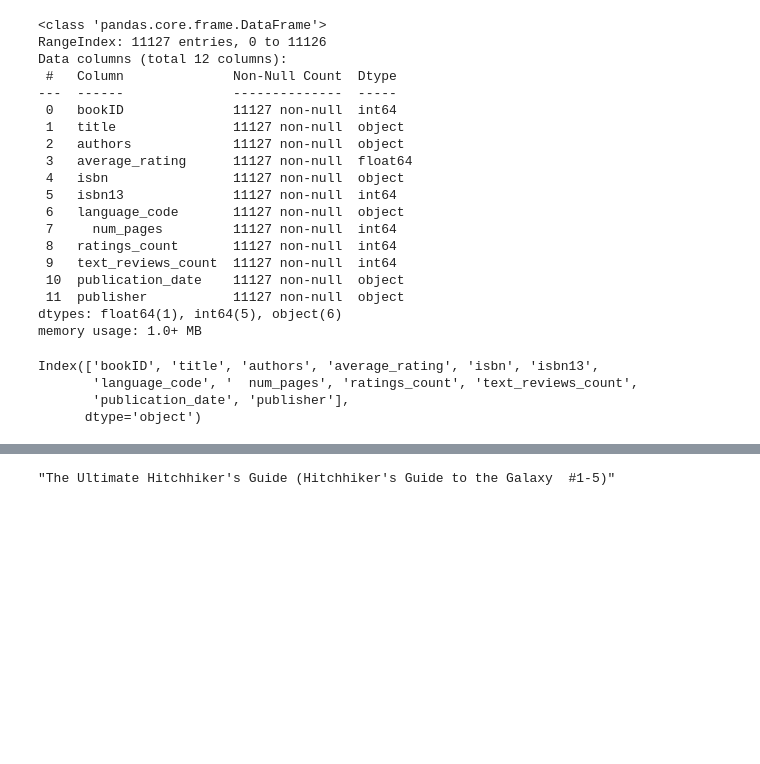
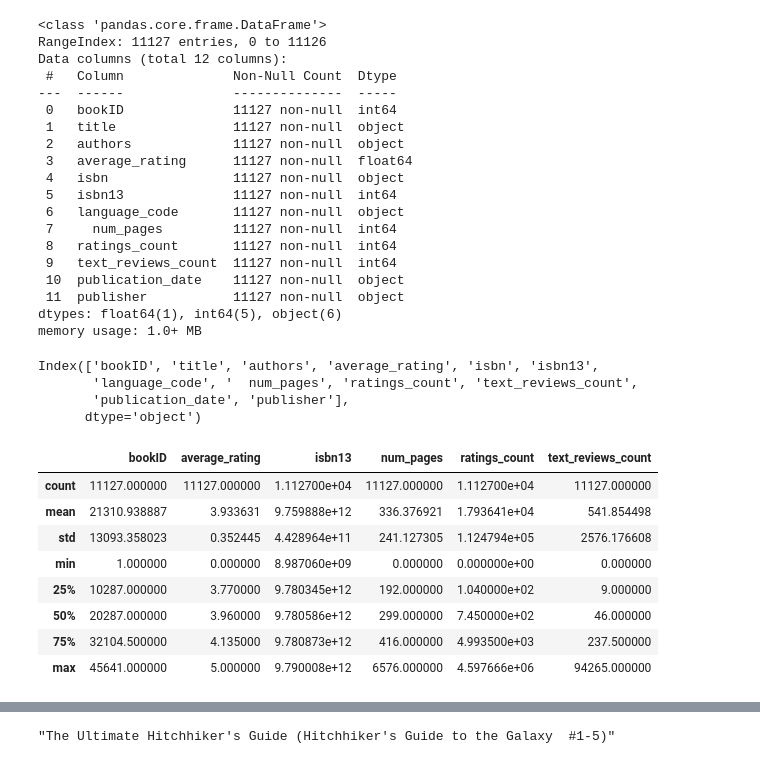
Before and after one commit to YilanXiao/BookRecommender, a Jupyter notebook: draft_bookrecommender.ipynb, the cells around one changed output, grey strips where cells are left out. Saved outputs shown, nothing was run; the diff lists cells and outputs as text; code cells hidden in the pictures; blank space fills up the shorter version.

```diff
--- a/bookrecommender.ipynb
+++ b/draft_bookrecommender.ipynb
@@ -43,6 +53,18 @@ Index(['bookID', 'title', 'authors', 'average_rating', 'isbn', 'isbn13',
        'language_code', '  num_pages', 'ratings_count', 'text_reviews_count',
        'publication_date', 'publisher'],
       dtype='object')
+# %%
+df.describe()
+# %% [output]
+|  | bookID | average_rating | isbn13 | num_pages | ratings_count | text_reviews_count |
+| count | 11127.000000 | 11127.000000 | 1.112700e+04 | 11127.000000 | 1.112700e+04 | 11127.000000 |
+| mean | 21310.938887 | 3.933631 | 9.759888e+12 | 336.376921 | 1.793641e+04 | 541.854498 |
+| std | 13093.358023 | 0.352445 | 4.428964e+11 | 241.127305 | 1.124794e+05 | 2576.176608 |
+| min | 1.000000 | 0.000000 | 8.987060e+09 | 0.000000 | 0.000000e+00 | 0.000000 |
+| 25% | 10287.000000 | 3.770000 | 9.780345e+12 | 192.000000 | 1.040000e+02 | 9.000000 |
+| 50% | 20287.000000 | 3.960000 | 9.780586e+12 | 299.000000 | 7.450000e+02 | 46.000000 |
+| 75% | 32104.500000 | 4.135000 | 9.780873e+12 | 416.000000 | 4.993500e+03 | 237.500000 |
+| max | 45641.000000 | 5.000000 | 9.790008e+12 | 6576.000000 | 4.597666e+06 | 94265.000000 |
 # %%
 df.head(10)
 # %% [output]
```
Also changed, not shown: parts of 19 cells of this notebook, 2 other files.
